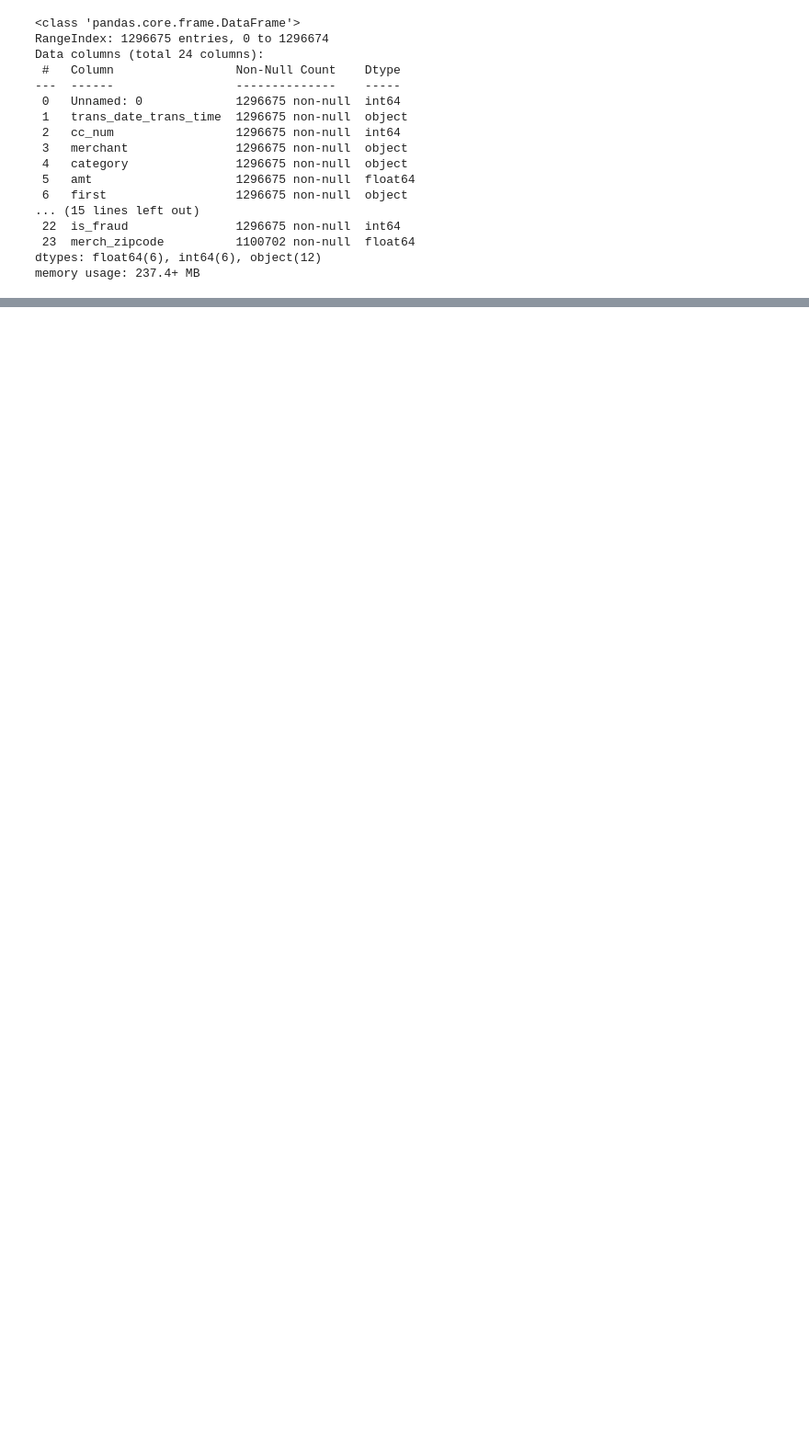
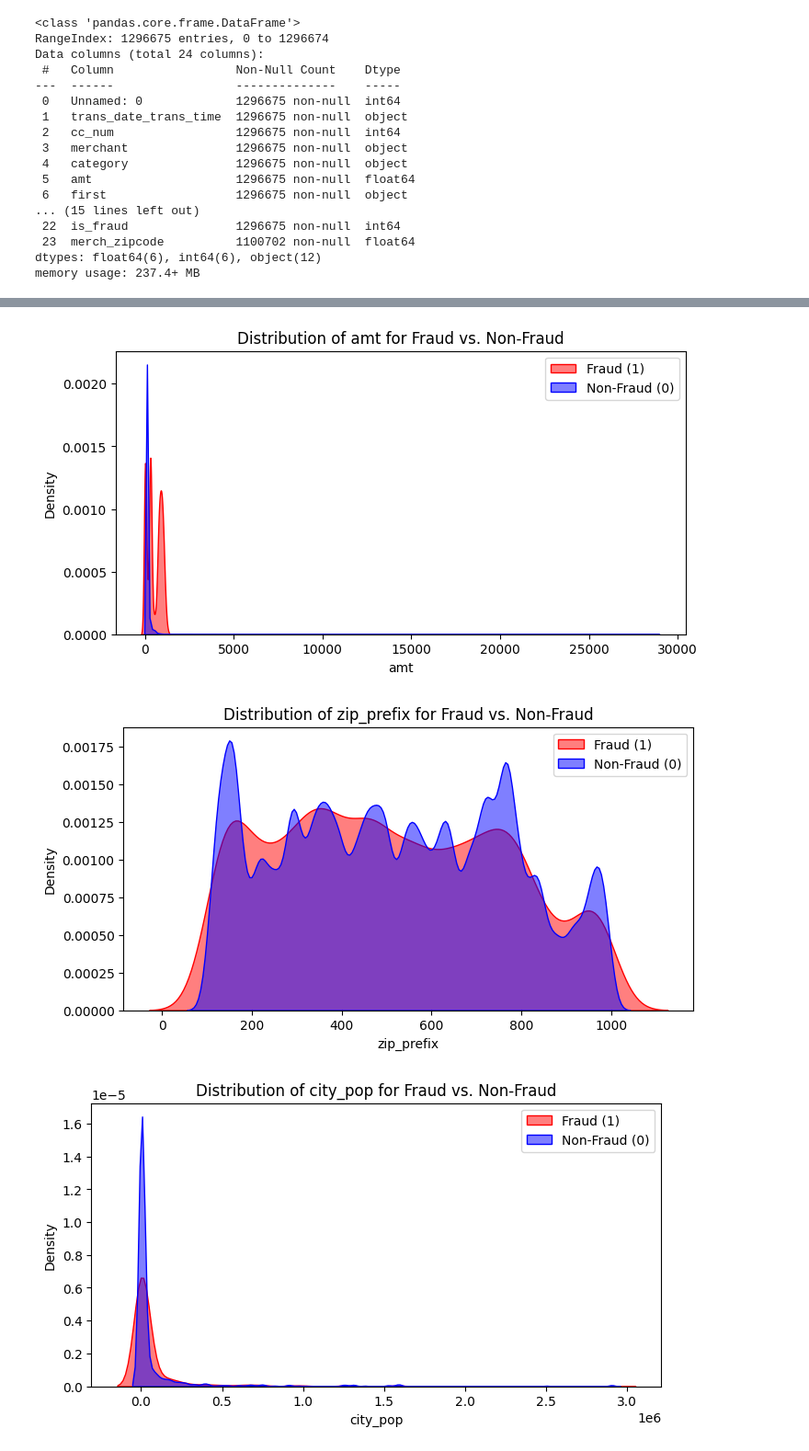
Before and after one commit to phantruong1905/Fraud-Detection, a Jupyter notebook: Fraud_Detection.ipynb, the cells around one changed output, grey strips where cells are left out. Shown at 92% size. Drawn from its saved outputs; the diff is of its cells as text; code cells hidden in the pictures; blank space fills up the shorter version.

```diff
--- a/Fraud_Detection.ipynb
+++ b/Fraud_Detection.ipynb
@@ -199,3 +91,0 @@ df.drop(columns=['state', 'category', 'merchant', 'job_category'], inplace=True)
-# %%
-label_enc = LabelEncoder()
-df['gender'] = label_enc.fit_transform(df['gender'])
@@ -223,11 +91,0 @@ Index(['trans_date_trans_time', 'cc_num', 'amt', 'gender', 'city', 'zip',
-# %%
-# Scaling
-scaler = StandardScaler()
-numerical_cols = ['amt', 'city_pop', 'distance', 'age']
-df[numerical_cols] = scaler.fit_transform(df[numerical_cols])
-
-# Split data into features (X) and target (y)
-X = df.drop(columns=['is_fraud', 'trans_date_trans_time', 'dob', 'trans_num', 'cc_num', 'city', 'zip', 'lat', 'long', 'unix_time','merch_lat',
-       'merch_long', 'trans_hour', 'trans_day', 'trans_month'])
-y = df['is_fraud']
-X_train, X_test, y_train, y_test = train_test_split(X, y, test_size=0.2, random_state=42)
@@ -534,0 +202,27 @@ compare_df_sorted
+# %%
+import matplotlib.pyplot as plt
+import seaborn as sns
+import pandas as pd
+
+# Separate fraud and non-fraud data
+fraud_df = df[df['is_fraud'] == 1]
+nonfraud_df = df[df['is_fraud'] == 0]
+
+# Get numerical and categorical columns
+num_features_plot = ['amt', 'zip_prefix', 'city_pop', 'trans_hour', 'trans_day_of_week', 'trans_month', 'age', 'distance']
+cat_features_plot = ['category', 'gender', 'job_category', 'merchant']
+
+# Plot numerical feature distributions
+for col in num_features_plot:
+    plt.figure(figsize=(8, 4))
+    sns.kdeplot(fraud_df[col], label="Fraud (1)", fill=True, color="red", alpha=0.5)
+    sns.kdeplot(nonfraud_df[col], label="Non-Fraud (0)", fill=True, color="blue", alpha=0.5)
+    plt.title(f'Distribution of {col} for Fraud vs. Non-Fraud')
+    plt.xlabel(col)
+    plt.ylabel("Density")
+    plt.legend()
+    plt.show()
+# %% [output]
+[figure, added]
+[figure, added]
+[figure, added]
```
Also changed, not shown: parts of 61 cells of this notebook.
